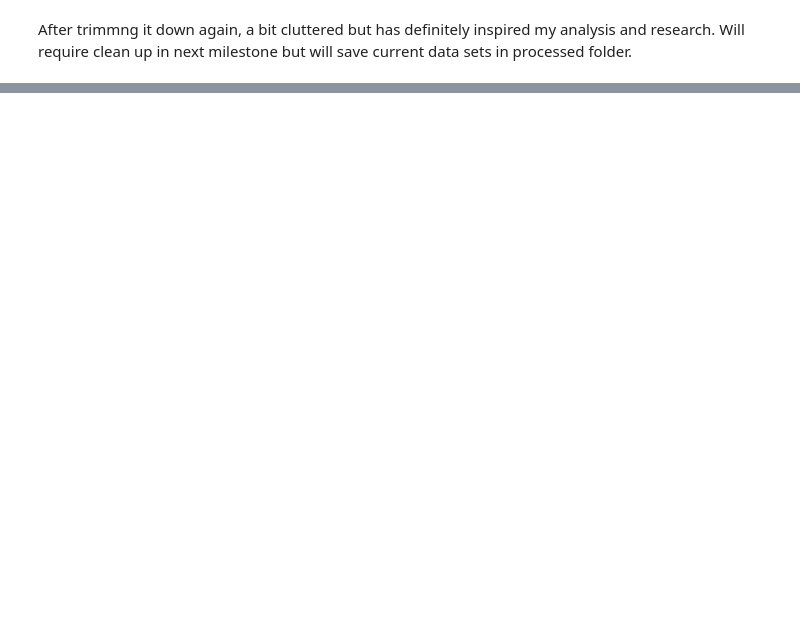
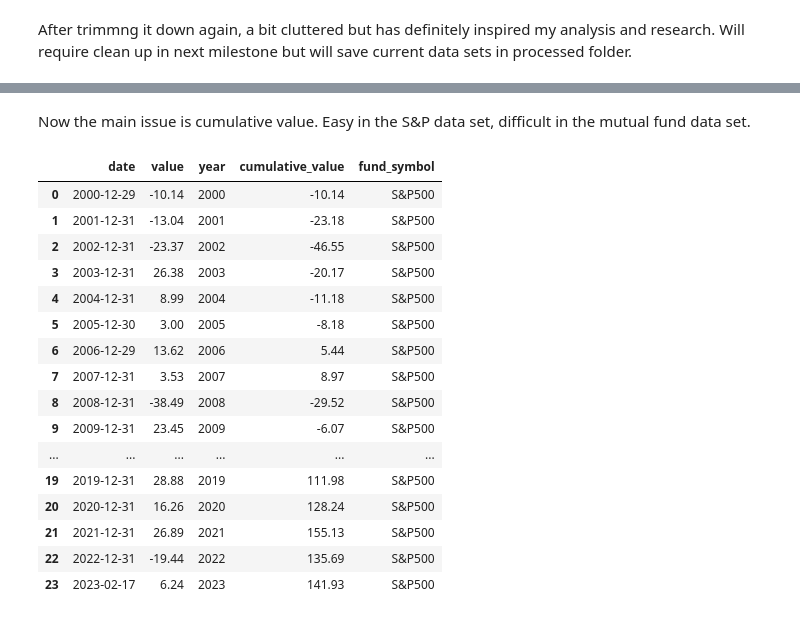
Before and after one commit to ubco-W2022T2-data301/project-group-group-57, a Jupyter notebook: analysis/analysis_Kojo_Clarke.ipynb, the cells around one changed output, grey strips where cells are left out. Drawn from its saved outputs; the diff is of its cells as text; code cells hidden in the pictures; blank space fills up the shorter version.

```diff
--- a/analysis/analysis_Kojo_Clarke.ipynb
+++ b/analysis/analysis_Kojo_Clarke.ipynb
@@ -256,0 +274,15 @@ df2.to_csv('../data/processed/S&P', index=False)
+# %%
+data1 = pd.read_csv('../data/processed/MutualFund')
+data2 = pd.read_csv('../data/processed/S&P')
+
+year_columns = [col for col in data1.columns if col.startswith('fund_return_')]
+
+# Use 'melt()' to reshape the DataFrame, keeping 'fund_symbol' as the identifier
+df_melted = pd.melt(data1, id_vars=['fund_symbol'], value_vars=year_columns, var_name='Year', value_name='Value')
+
+# Extract the year from the 'Year' column and convert it to a datetime value
+df_melted['Year'] = df_melted['Year'].str.extract('(\d{4})')
+df_melted['Date'] = pd.to_datetime(df_melted['Year'], format='%Y') + pd.offsets.MonthBegin(1)
+
+df_melted['Value'] = df_melted['Value']*100
+df_melted
@@ -256,0 +305,6 @@ df2.to_csv('../data/processed/S&P', index=False)
+# %%
+start_date = 2000
+
+data2f = data2.loc[data2['year'] >= start_date].reset_index(drop=True)
+
+data2f
@@ -256,0 +329,24 @@ df2.to_csv('../data/processed/S&P', index=False)
+# %% [markdown]
+Now the main issue is cumulative value. Easy in the S&P data set, difficult in the mutual fund data set.
+# %%
+data2f['fund_symbol'] = 'S&P500'
+data2f['cumulative_value']= data2f[' value'].cumsum()
+data2f
+# %% [output]
+|  | date | value | year | cumulative_value | fund_symbol |
+| 0 | 2000-12-29 | -10.14 | 2000 | -10.14 | S&P500 |
+| 1 | 2001-12-31 | -13.04 | 2001 | -23.18 | S&P500 |
+| 2 | 2002-12-31 | -23.37 | 2002 | -46.55 | S&P500 |
+| 3 | 2003-12-31 | 26.38 | 2003 | -20.17 | S&P500 |
+| 4 | 2004-12-31 | 8.99 | 2004 | -11.18 | S&P500 |
+| 5 | 2005-12-30 | 3.00 | 2005 | -8.18 | S&P500 |
+| 6 | 2006-12-29 | 13.62 | 2006 | 5.44 | S&P500 |
+| 7 | 2007-12-31 | 3.53 | 2007 | 8.97 | S&P500 |
+| 8 | 2008-12-31 | -38.49 | 2008 | -29.52 | S&P500 |
+| 9 | 2009-12-31 | 23.45 | 2009 | -6.07 | S&P500 |
+| ... | ... | ... | ... | ... | ... |
+| 19 | 2019-12-31 | 28.88 | 2019 | 111.98 | S&P500 |
+| 20 | 2020-12-31 | 16.26 | 2020 | 128.24 | S&P500 |
+| 21 | 2021-12-31 | 26.89 | 2021 | 155.13 | S&P500 |
+| 22 | 2022-12-31 | -19.44 | 2022 | 135.69 | S&P500 |
+| 23 | 2023-02-17 | 6.24 | 2023 | 141.93 | S&P500 |
```
Also changed, not shown: parts of 13 cells of this notebook.
